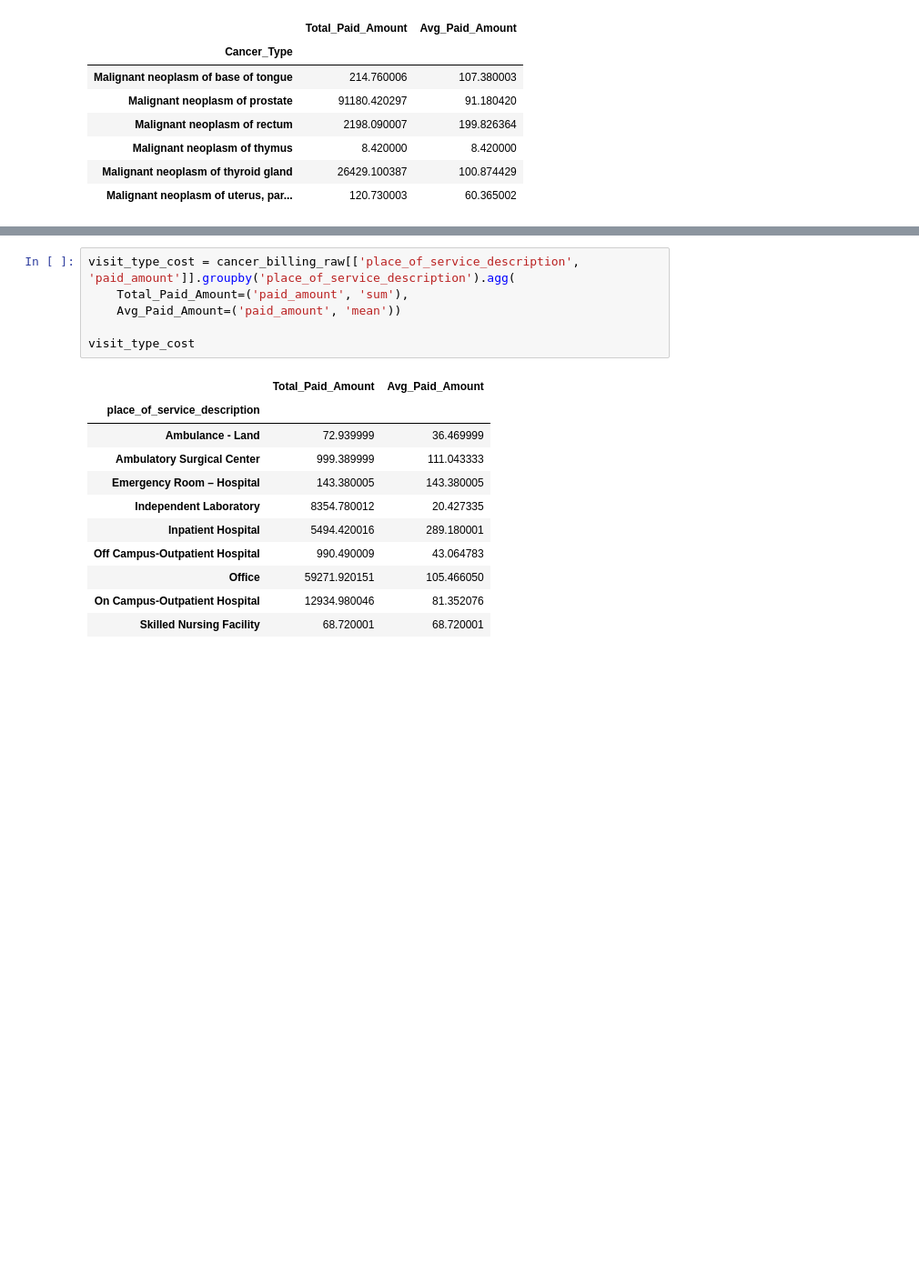
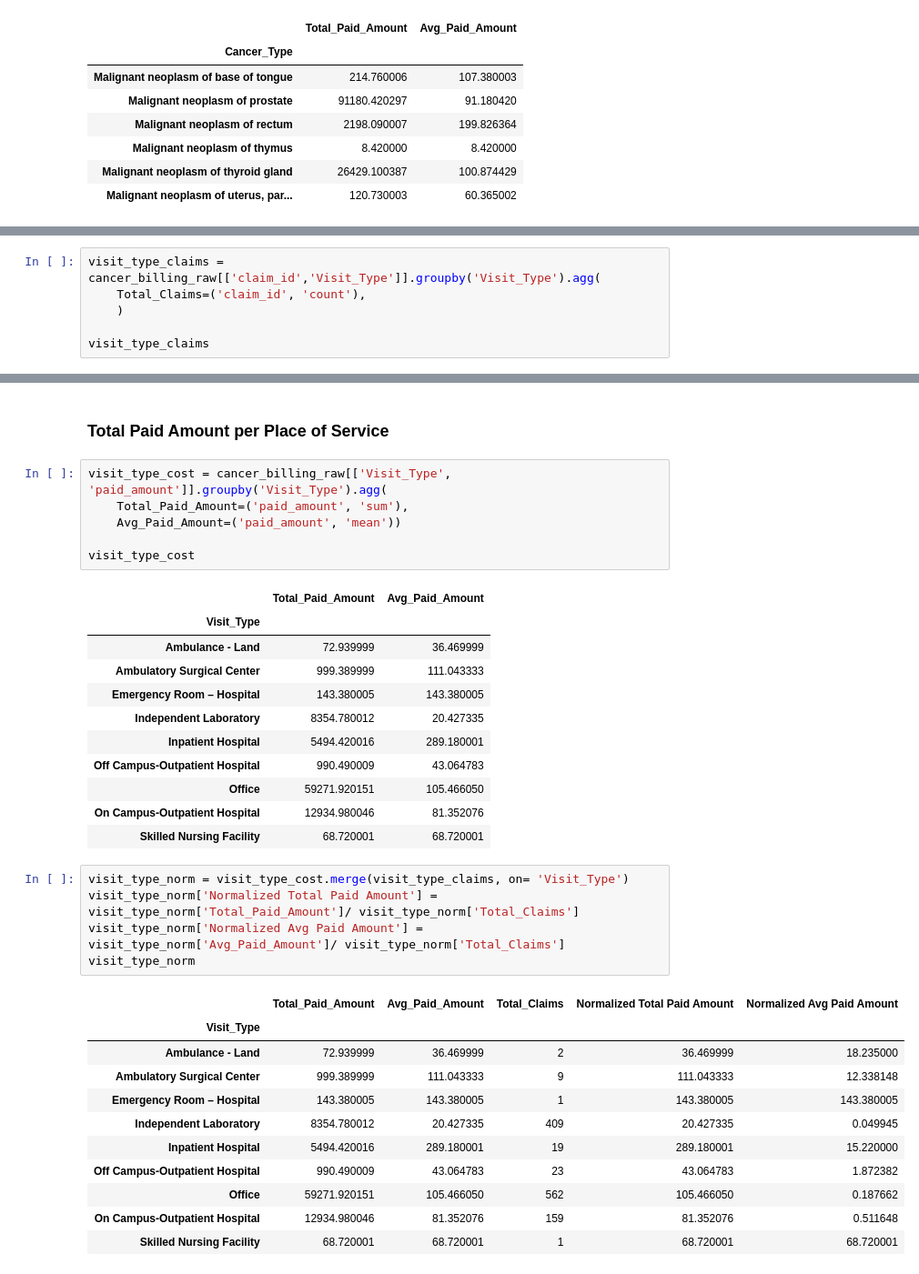
Before and after one commit to adhm271/tuva-demo-color-interview-202512, a Jupyter notebook: cancer_seqmentation.ipynb, the cells around one changed output, grey strips where cells are left out. Shown at 91% size. Drawn from its saved outputs; the diff is of its cells as text; blank space fills up the shorter version.

```diff
--- a/cancer_seqmentation.ipynb
+++ b/cancer_seqmentation.ipynb
@@ -248,0 +268,6 @@ dx_paid
+# %%
+visit_type_claims = cancer_billing_raw[['claim_id','Visit_Type']].groupby('Visit_Type').agg(
+    Total_Claims=('claim_id', 'count'),
+    )
+
+visit_type_claims
@@ -249,12 +286,14 @@ dx_paid
+# %% [markdown]
+### Total Paid Amount per Place of Service
 # %%
-visit_type_cost = cancer_billing_raw[['place_of_service_description', 'paid_amount']].groupby('place_of_service_description').agg(
+visit_type_cost = cancer_billing_raw[['Visit_Type', 'paid_amount']].groupby('Visit_Type').agg(
     Total_Paid_Amount=('paid_amount', 'sum'),
     Avg_Paid_Amount=('paid_amount', 'mean'))
 
 visit_type_cost
 # %% [output]
 |  | Total_Paid_Amount | Avg_Paid_Amount |
-| place_of_service_description |  |  |
+| Visit_Type |  |  |
 | Ambulance - Land | 72.939999 | 36.469999 |
 | Ambulatory Surgical Center | 999.389999 | 111.043333 |
 | Emergency Room – Hospital | 143.380005 | 143.380005 |
@@ -264,4 +303,21 @@ visit_type_cost
 | Office | 59271.920151 | 105.466050 |
 | On Campus-Outpatient Hospital | 12934.980046 | 81.352076 |
 | Skilled Nursing Facility | 68.720001 | 68.720001 |
+# %%
+visit_type_norm = visit_type_cost.merge(visit_type_claims, on= 'Visit_Type')
+visit_type_norm['Normalized Total Paid Amount'] = visit_type_norm['Total_Paid_Amount']/ visit_type_norm['Total_Claims']
+visit_type_norm['Normalized Avg Paid Amount'] = visit_type_norm['Avg_Paid_Amount']/ visit_type_norm['Total_Claims']
+visit_type_norm
+# %% [output]
+|  | Total_Paid_Amount | Avg_Paid_Amount | Total_Claims | Normalized Total Paid Amount | Normalized Avg Paid Amount |
+| Visit_Type |  |  |  |  |  |
+| Ambulance - Land | 72.939999 | 36.469999 | 2 | 36.469999 | 18.235000 |
+| Ambulatory Surgical Center | 999.389999 | 111.043333 | 9 | 111.043333 | 12.338148 |
+| Emergency Room – Hospital | 143.380005 | 143.380005 | 1 | 143.380005 | 143.380005 |
+| Independent Laboratory | 8354.780012 | 20.427335 | 409 | 20.427335 | 0.049945 |
+| Inpatient Hospital | 5494.420016 | 289.180001 | 19 | 289.180001 | 15.220000 |
+| Off Campus-Outpatient Hospital | 990.490009 | 43.064783 | 23 | 43.064783 | 1.872382 |
+| Office | 59271.920151 | 105.466050 | 562 | 105.466050 | 0.187662 |
+| On Campus-Outpatient Hospital | 12934.980046 | 81.352076 | 159 | 81.352076 | 0.511648 |
+| Skilled Nursing Facility | 68.720001 | 68.720001 | 1 | 68.720001 | 68.720001 |
 # %% [markdown]
```
Also changed, not shown: parts of 11 cells of this notebook.
